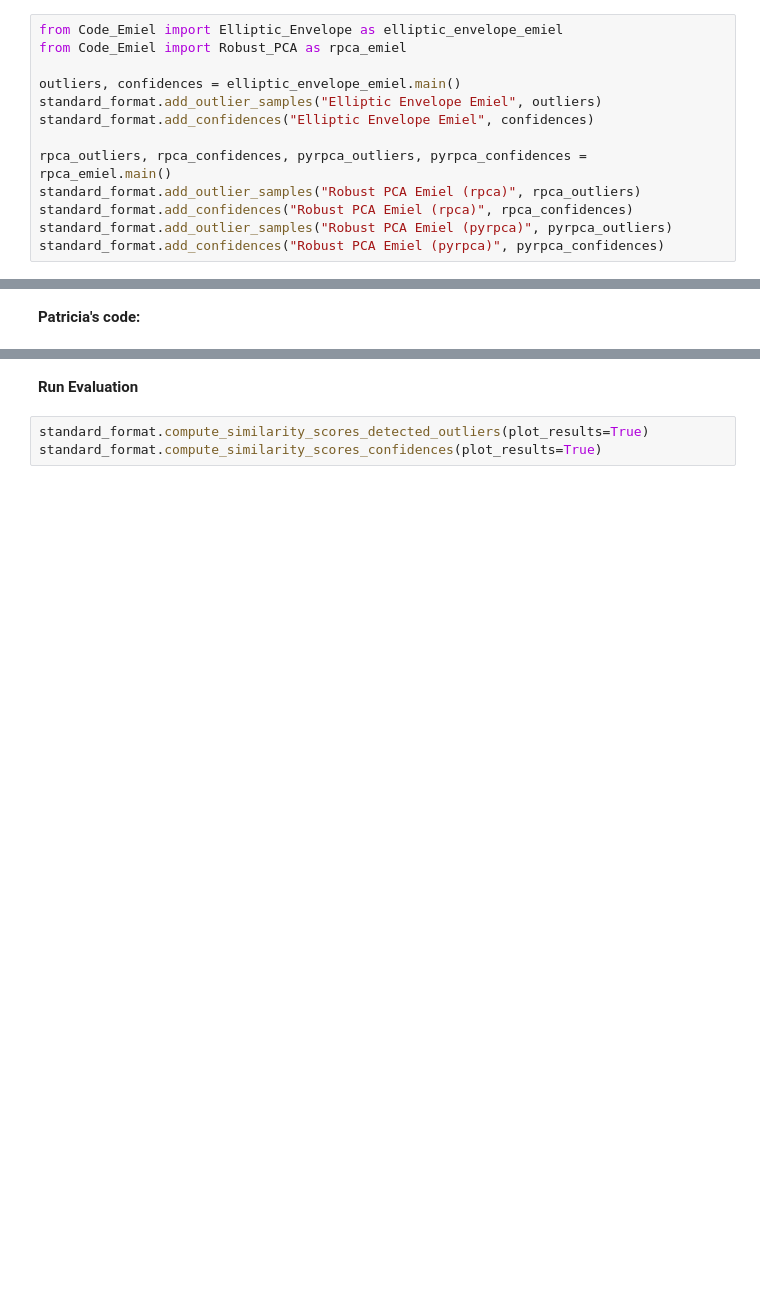
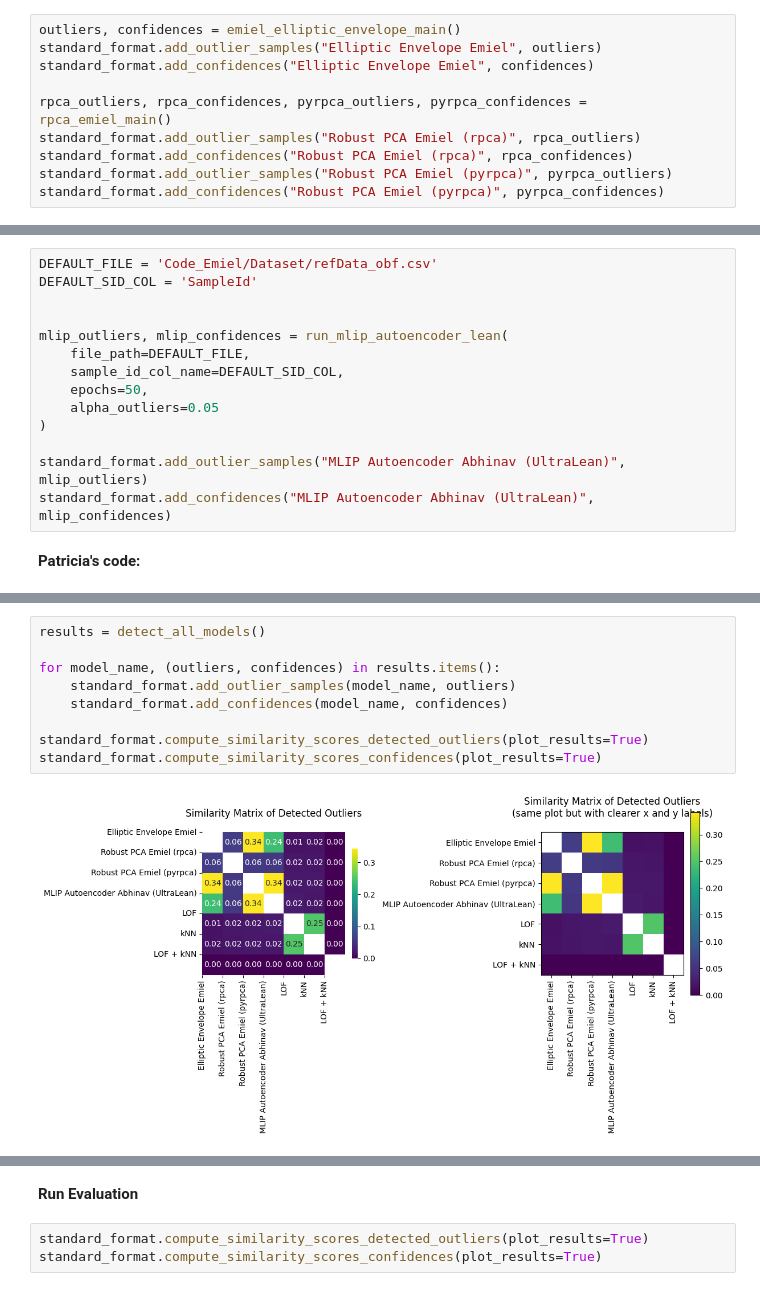
Before and after one commit to Emiel-Nagel/AI-in-the-Professional-Workfield-Code, a Jupyter notebook: Code for AI project.ipynb, the cells around one changed output, grey strips where cells are left out. Saved outputs shown, nothing was run; the diff lists cells and outputs as text; blank space fills up the shorter version.

```diff
--- a/Code for AI project.ipynb
+++ b/Code for AI project.ipynb
@@ -138,12 +415,9 @@ standard_format = StandardFormat(20446)
 # %%
-from Code_Emiel import Elliptic_Envelope as elliptic_envelope_emiel
-from Code_Emiel import Robust_PCA as rpca_emiel
-
-outliers, confidences = elliptic_envelope_emiel.main()
+outliers, confidences = emiel_elliptic_envelope_main()
 standard_format.add_outlier_samples("Elliptic Envelope Emiel", outliers)
 standard_format.add_confidences("Elliptic Envelope Emiel", confidences)
 
-rpca_outliers, rpca_confidences, pyrpca_outliers, pyrpca_confidences = rpca_emiel.main()
+rpca_outliers, rpca_confidences, pyrpca_outliers, pyrpca_confidences = rpca_emiel_main()
 standard_format.add_outlier_samples("Robust PCA Emiel (rpca)", rpca_outliers)
 standard_format.add_confidences("Robust PCA Emiel (rpca)", rpca_confidences)
 standard_format.add_outlier_samples("Robust PCA Emiel (pyrpca)", pyrpca_outliers)
@@ -173,2 +580,16 @@ Max: 3700.222357665773 Min: 0.010065982414065654
+# %%
+DEFAULT_FILE = 'Code_Emiel/Dataset/refData_obf.csv'
+DEFAULT_SID_COL = 'SampleId'
+
+
+mlip_outliers, mlip_confidences = run_mlip_autoencoder_lean(
+    file_path=DEFAULT_FILE,
+    sample_id_col_name=DEFAULT_SID_COL,
+    epochs=50,
+    alpha_outliers=0.05
+)
+
+standard_format.add_outlier_samples("MLIP Autoencoder Abhinav (UltraLean)", mlip_outliers)
+standard_format.add_confidences("MLIP Autoencoder Abhinav (UltraLean)", mlip_confidences)
 # %% [markdown]
 **Patricia's code:**
@@ -174,0 +667,11 @@ Max: 3700.222357665773 Min: 0.010065982414065654
+# %%
+results = detect_all_models()
+
+for model_name, (outliers, confidences) in results.items():
+    standard_format.add_outlier_samples(model_name, outliers)
+    standard_format.add_confidences(model_name, confidences)
+
+standard_format.compute_similarity_scores_detected_outliers(plot_results=True)
+standard_format.compute_similarity_scores_confidences(plot_results=True)
+# %% [output]
+[figure, added]
```
Also changed, not shown: parts of 9 cells of this notebook, 3 other files.
